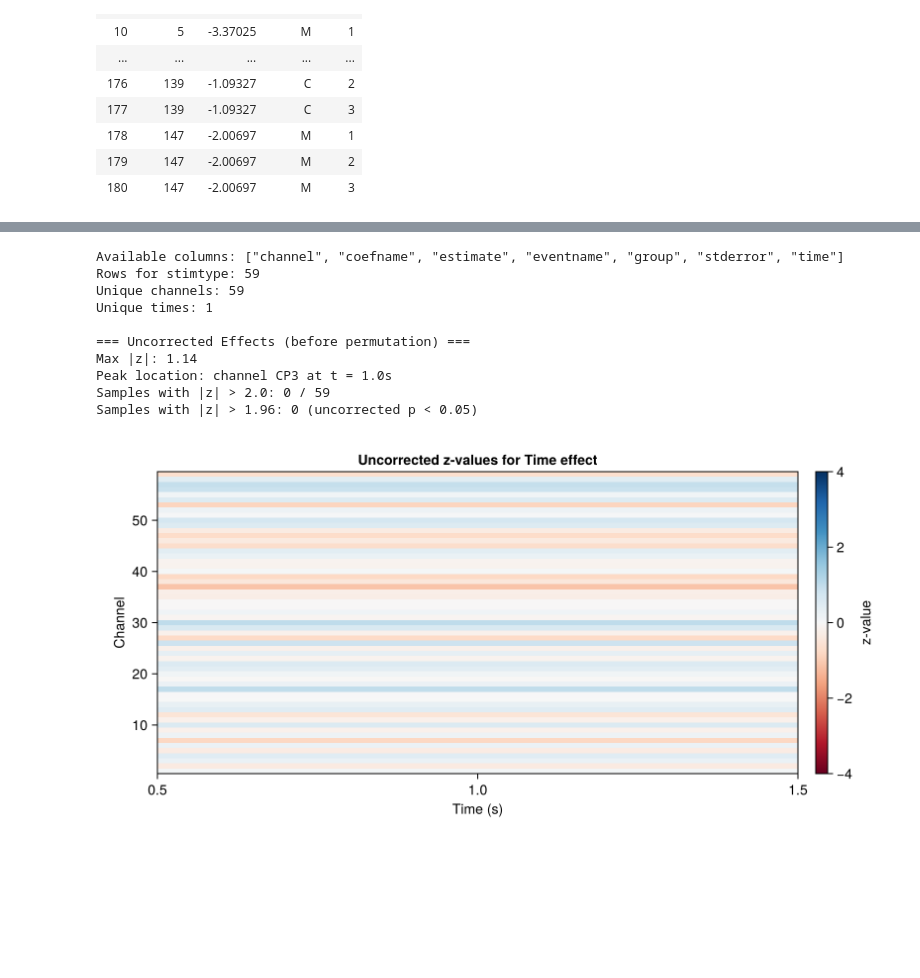
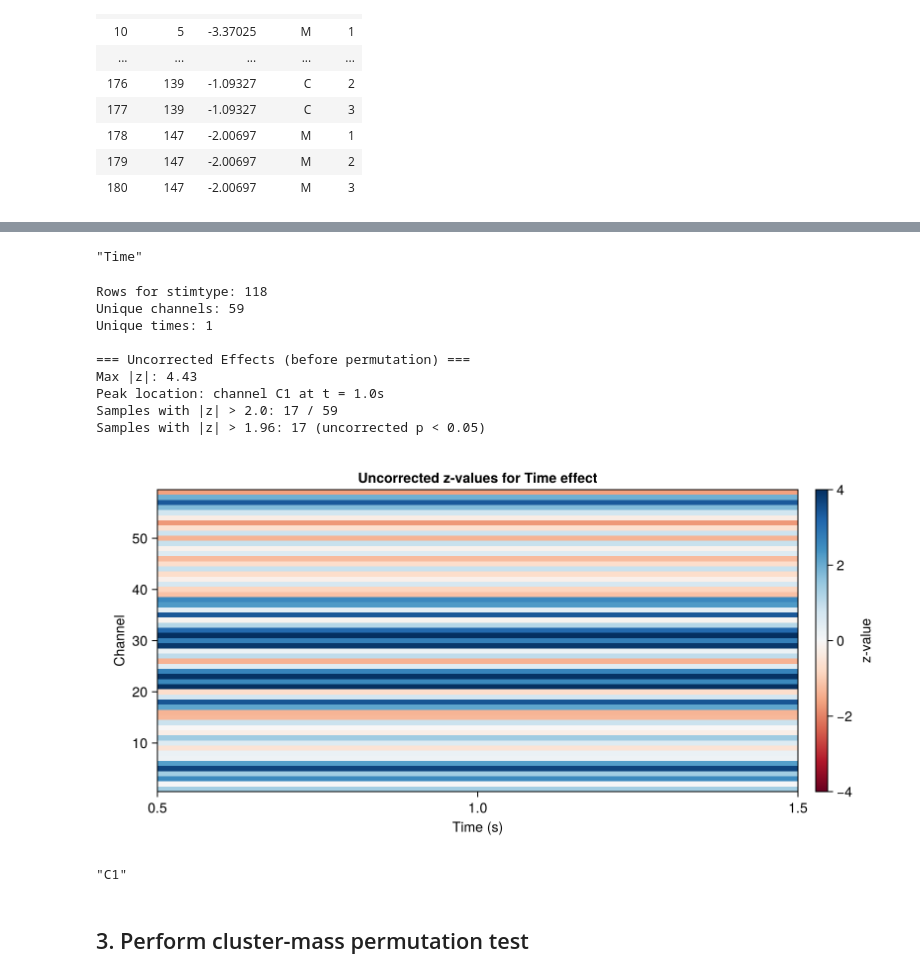
Before and after one commit to rosagross/ClusterComputation, a Jupyter notebook: notebooks/tutorial_notebook_Magda.ipynb, the cells around one changed output, grey strips where cells are left out. Saved outputs shown, nothing was run; the diff lists cells and outputs as text; code cells hidden in the pictures; blank space fills up the shorter version.

Commit message:
further checks

```diff
--- a/notebooks/tutorial_notebook_Magda.ipynb
+++ b/notebooks/tutorial_notebook_Magda.ipynb
@@ -93,22 +92,20 @@ electrode_labels
  "POz"
 # %%
 # read the data
-#T = Float64
-#T = AbstractFloat
-#data_alpha = Array{T}(undef, 64, 1, 180)
-data_alpha = Array{Union{Missing,Float64}}(undef, 59, 1, 180)
+data_eeg = Array{Union{Missing,Float64}}(undef, 59, 1, 180)
 
 for (i, channel) in enumerate(electrode_labels)
     df_fooof = CSV.read("/Users/mg/Desktop/MOVE/resting_state/fooof/$(channel)_fooof_params.csv", DataFrame)
-    #alpha_vector = df_fooof.beta_PW_absolute_periodic_log
-    #alpha_vector = df_fooof.beta_PW_absolute_total_2
-    alpha_vector = df_fooof.exponent
-    #print(length(alpha_vector))
-    data_alpha[i, 1, :] = alpha_vector
+    # here one would need to filter to get rid of timepoints or groups etc. (and also adjust evts in next cell!)
+    #eeg_vector = df_fooof.alpha_PW_absolute_periodic_log
+    eeg_vector = df_fooof.beta_PW_absolute_periodic_log
+    #eeg_vector = df_fooof.exponent
+    #print(length(eeg_vector))
+    data_eeg[i, 1, :] = eeg_vector
 end
 
-data_alpha = Float64.(coalesce.(data_alpha, NaN))  # replace "missing" with "nan" so it can be Float64
-data_alpha
+data_eeg = Float64.(coalesce.(data_eeg, NaN))  # replace "missing" with "nan" so it can be Float64
+data_eeg
 # %% [output]
 59×1×180 Array{Float64, 3}:
 [:, :, 1] =
@@ -241,14 +205,15 @@ unique(coefs.coefname)
+# %%
+# choose the effect to look at
+coefficient = 4  # what effect
+
+coefficient_name = unique(coefs.coefname)[coefficient]
+# %% [output]
+"Time"
 # %%
 # Check uncorrected effects before running permutation test
-# Extract coefficients for the stimtype effect
-coefs = coeftable(m)
 
-# Show available columns
-println("Available columns: $(names(coefs))")
-#println(r.coefname)
-
-# Filter for stimtype coefficient
-coef_stimtype = filter(r -> r.coefname == "Behavior & Group: A", coefs)
+# Filter for coefficient
+coef_stimtype = filter(r -> r.coefname == coefficient_name, coefs)
 println("Rows for stimtype: $(nrow(coef_stimtype))")
 
 # Check how many unique channels and times we have
@@ -277,39 +242,44 @@ z_summary.z = replace(z_summary.z, NaN => 0.0)
 
 # Reshape z-values to channels × times
 n_ch_coef = length(unique_channels)
 n_t_coef = length(unique_times)
 z_vals = reshape(z_summary.z, n_t_coef, n_ch_coef)'  # (channels × times)
 
-# Check for significant z-values (|z| > 2.0)
-n_sig_uncorrected = sum(abs.(z_vals) .> 2.0)  # why 2? shouldn't it be 1.96??
+# Check for significant z-values (|z| > 1.96)
+n_sig_uncorrected = sum(abs.(z_vals) .> 1.96)  # Paul used 2.0 here
 max_z = maximum(abs.(z_vals))
 peak_idx = argmax(abs.(z_vals))
 peak_ch, peak_t = Tuple(CartesianIndices(z_vals)[peak_idx])
 
 println("\n=== Uncorrected Effects (before permutation) ===")
 println("Max |z|: $(round(max_z, digits=2))")
 println("Peak location: channel $(electrode_labels[peak_ch]) at t = $(round(unique_times[peak_t], digits=3))s")
 println("Samples with |z| > 2.0: $(n_sig_uncorrected) / $(length(z_vals))")
 println("Samples with |z| > 1.96: $(sum(abs.(z_vals) .> 1.96)) (uncorrected p < 0.05)")
 
 # Quick visualization of z-values
 fig_z = Figure(size = (800, 400))
 ax_z = Axis(fig_z[1, 1],
     title = "Uncorrected z-values for Time effect",
     xlabel = "Time (s)",
     ylabel = "Channel")
 hm = heatmap!(ax_z, collect(unique_times), 1:n_ch_coef, z_vals', colormap = :RdBu, colorrange = (-4, 4))
 Colorbar(fig_z[1, 2], hm, label = "z-value")
 fig_z
 # %% [output]
-Available columns: ["channel", "coefname", "estimate", "eventname", "group", "stderror", "time"]
-Rows for stimtype: 59
+Rows for stimtype: 118
 Unique channels: 59
 Unique times: 1
 
 === Uncorrected Effects (before permutation) ===
-Max |z|: 1.14
-Peak location: channel CP3 at t = 1.0s
-Samples with |z| > 2.0: 0 / 59
-Samples with |z| > 1.96: 0 (uncorrected p < 0.05)
+Max |z|: 4.43
+Peak location: channel C1 at t = 1.0s
+Samples with |z| > 2.0: 17 / 59
+Samples with |z| > 1.96: 17 (uncorrected p < 0.05)
-[figure, old version]
+[figure, new version]
+# %%
+electrode_labels[peak_ch]
+# %% [output]
+"C1"
+# %% [markdown]
+## 3. Perform cluster-mass permutation test
```
Also changed, not shown: parts of 22 cells of this notebook.
